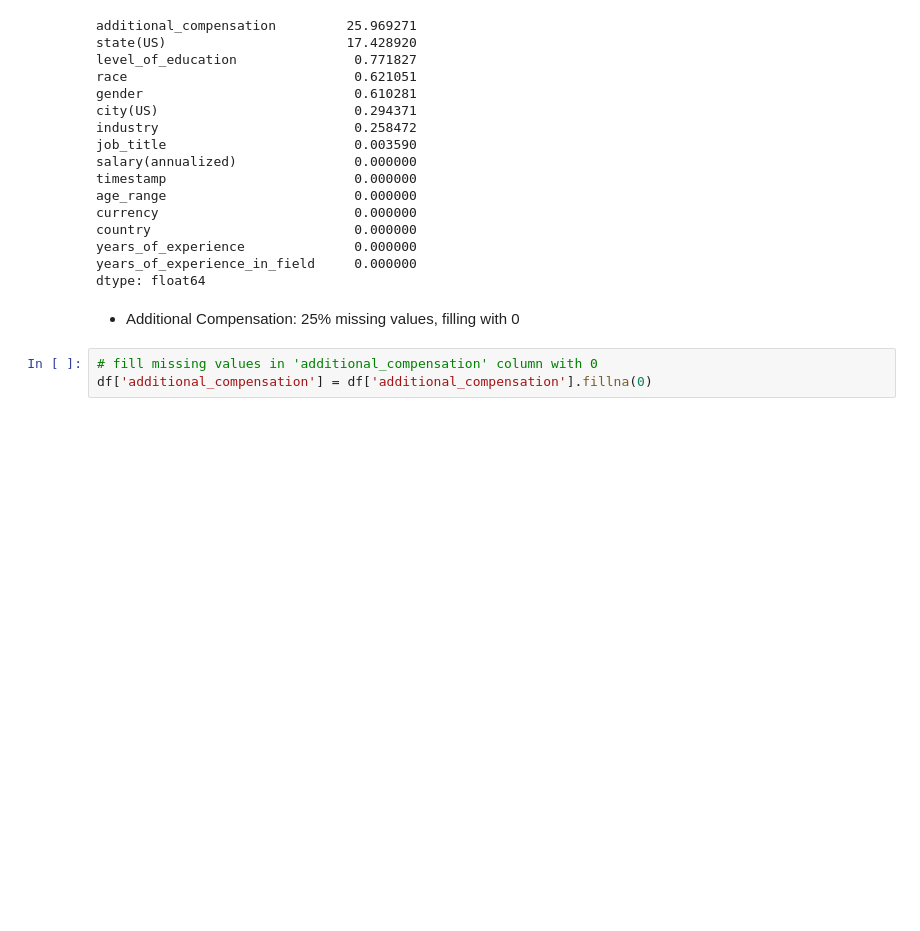
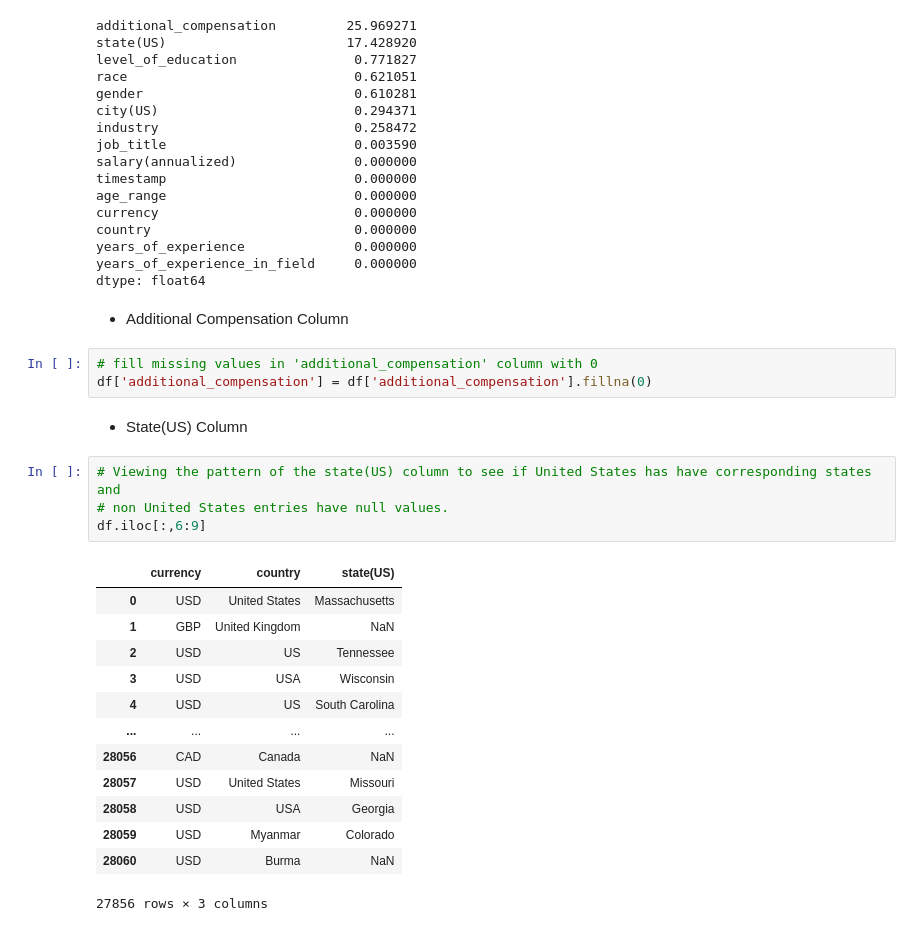
Before and after one commit to idowujames/Manager-Salary-Survey-2021-, a Jupyter notebook: notebooks/1.0-ji-initial-cleaning.ipynb, the cells around one changed output. Drawn from its saved outputs; the diff is of its cells as text; blank space fills up the shorter version.

```diff
--- a/notebooks/1.0-ji-initial-cleaning.ipynb
+++ b/notebooks/1.0-ji-initial-cleaning.ipynb
@@ -194,7 +194,27 @@ years_of_experience              0.000000
 years_of_experience_in_field     0.000000
 dtype: float64
 # %% [markdown]
-- Additional Compensation: 25% missing values, filling with 0
+- Additional Compensation Column
 # %%
 # fill missing values in 'additional_compensation' column with 0
 df['additional_compensation'] = df['additional_compensation'].fillna(0)
+# %% [markdown]
+- State(US) Column
+# %%
+# Viewing the pattern of the state(US) column to see if United States has have corresponding states and
+# non United States entries have null values.
+df.iloc[:,6:9]
+# %% [output]
+|  | currency | country | state(US) |
+| 0 | USD | United States | Massachusetts |
+| 1 | GBP | United Kingdom | NaN |
+| 2 | USD | US | Tennessee |
+| 3 | USD | USA | Wisconsin |
+| 4 | USD | US | South Carolina |
+| ... | ... | ... | ... |
+| 28056 | CAD | Canada | NaN |
+| 28057 | USD | United States | Missouri |
+| 28058 | USD | USA | Georgia |
+| 28059 | USD | Myanmar | Colorado |
+| 28060 | USD | Burma | NaN |
+27856 rows × 3 columns
```
Also changed, not shown: parts of 14 cells of this notebook.
